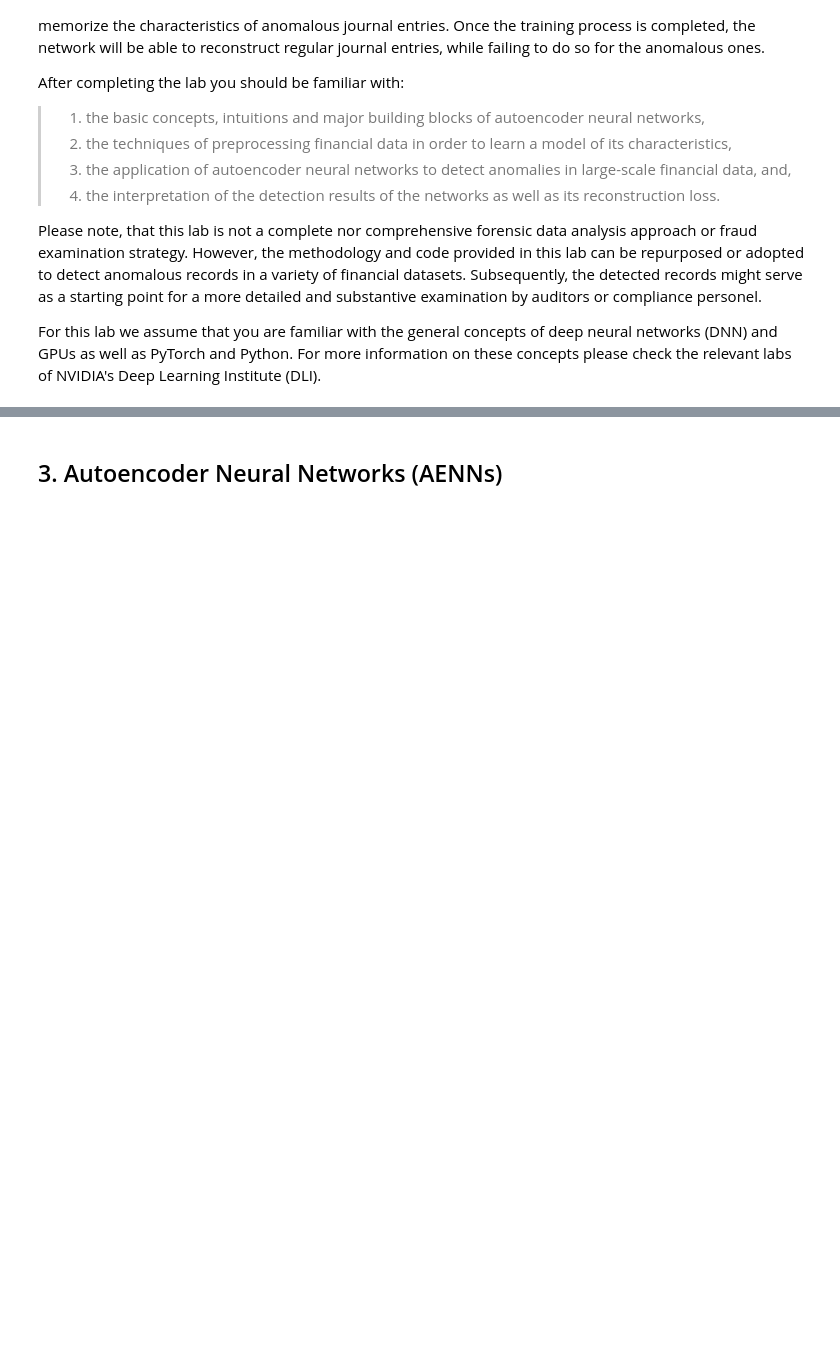
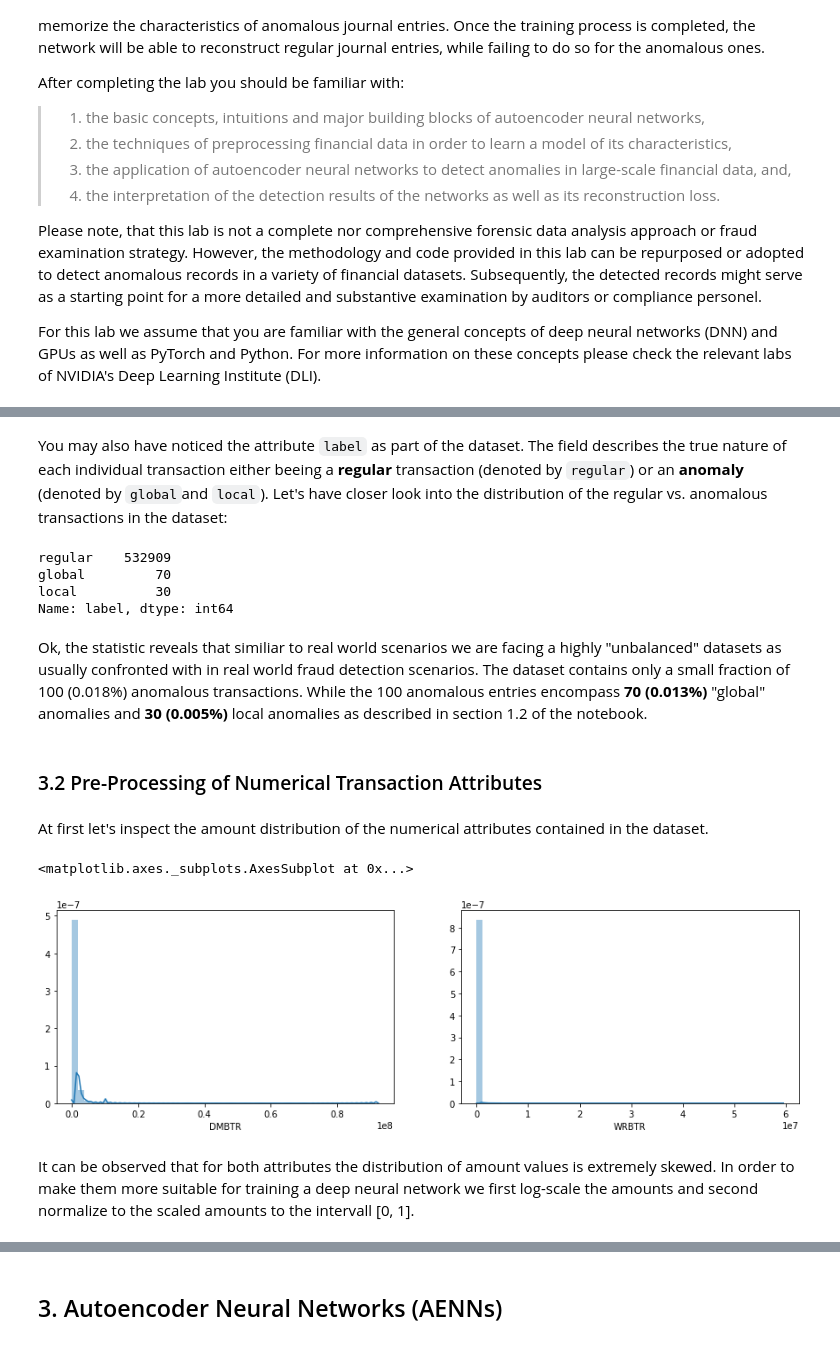
Before and after one commit to GitiHubi/deepAI, a Jupyter notebook: GTC_2018_Lab.ipynb, the cells around one changed output, grey strips where cells are left out. Drawn from its saved outputs; the diff is of its cells as text; code cells hidden in the pictures; blank space fills up the shorter version.

Commit message:
Improved data preprocessing.

```diff
--- a/GTC_2018_Lab.ipynb
+++ b/GTC_2018_Lab.ipynb
@@ -127,0 +130,3 @@ For this lab we assume that you are familiar with the general concepts of deep n
+# %%
+# load dataset the dataset into the notebook kernel
+ori_dataset = pd.read_csv('./data/fraud_dataset_v1.csv')
@@ -127,0 +170,30 @@ For this lab we assume that you are familiar with the general concepts of deep n
+# %% [markdown]
+You may also have noticed the attribute `label` as part of the dataset. The field describes the true nature of each individual transaction either beeing a **regular** transaction (denoted by `regular`) or an **anomaly** (denoted by `global`and `local`). Let's have closer look into the distribution of the regular vs. anomalous transactions in the dataset:
+# %%
+# number of anomalies vs. regular transactions
+ori_dataset.label.value_counts()
+# %% [output]
+regular    532909
+global         70
+local          30
+Name: label, dtype: int64
+# %% [markdown]
+Ok, the statistic reveals that similiar to real world scenarios we are facing a highly "unbalanced" datasets as usually confronted with in real world fraud detection scenarios. The dataset contains only a small fraction of 100 (0.018%) anomalous transactions. While the 100 anomalous entries encompass **70 (0.013%)** "global" anomalies and **30 (0.005%)** local anomalies as described in section 1.2 of the notebook.
+# %%
+# keep the label aside
+label = ori_dataset.pop('label')
+# %% [markdown]
+### 3.2 Pre-Processing of Numerical Transaction Attributes
+# %% [markdown]
+At first let's inspect the amount distribution of the numerical attributes contained in the dataset.
+# %%
+# plot "DMBTR" attribute and its log scale
+fig, ax =plt.subplots(1,2)
+fig.set_figwidth(15)
+sns.distplot(ori_dataset['DMBTR'], ax=ax[0])
+sns.distplot(ori_dataset['WRBTR'], ax=ax[1])
+# %% [output]
+<matplotlib.axes._subplots.AxesSubplot at 0x...>
+[figure, added]
+# %% [markdown]
+It can be observed that for both attributes the distribution of amount values is extremely skewed. In order to make them more suitable for training a deep neural network we first log-scale the amounts and second normalize to the scaled amounts to the intervall [0, 1].
```
Also changed, not shown: parts of 92 cells of this notebook.
